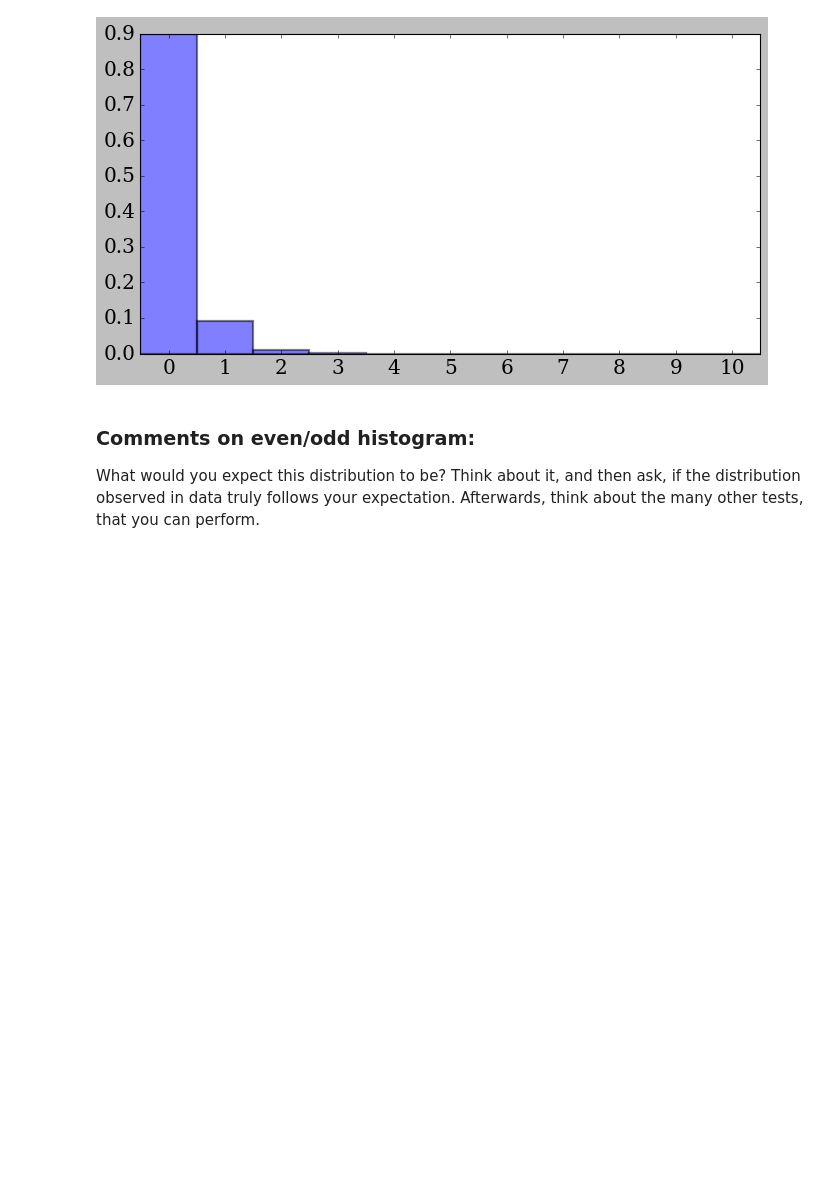
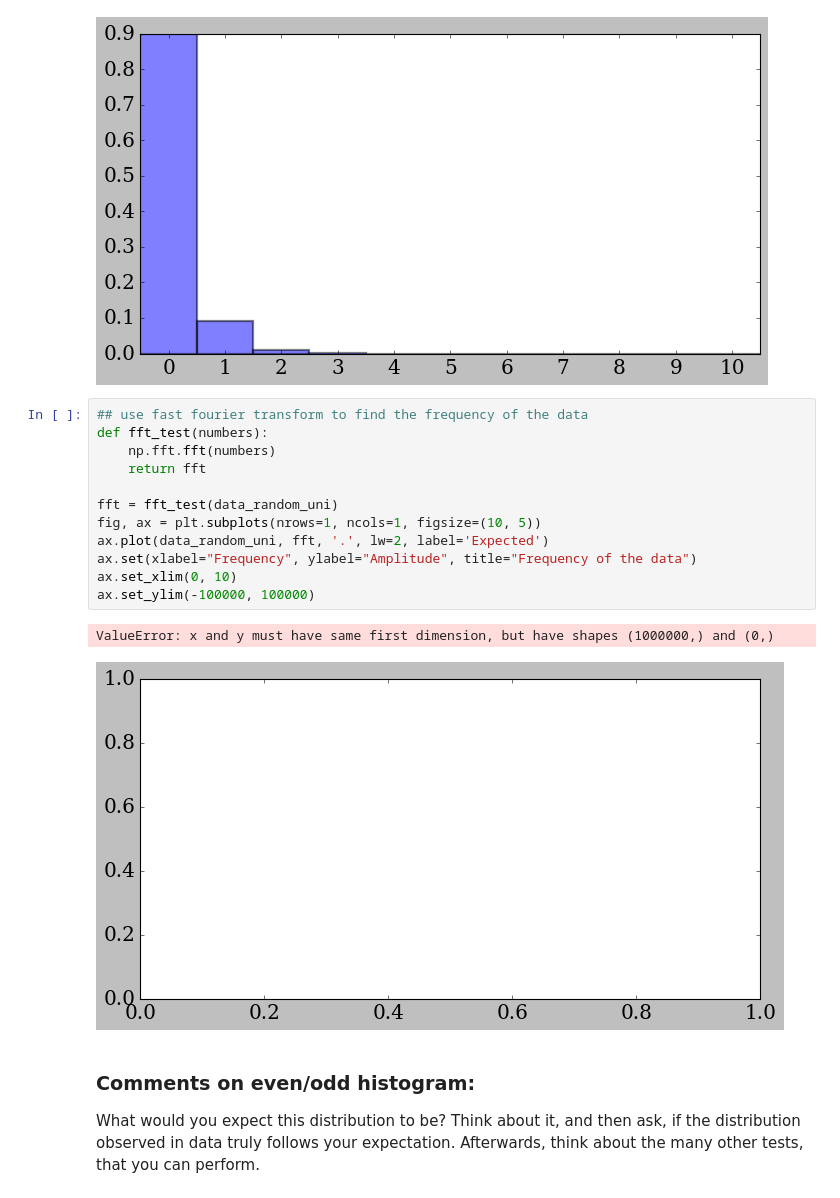
Before and after one commit to KOBJA/AppStat2022, a Jupyter notebook: Week4/RandomDigitsTest/RandomDigitsTest_my.ipynb, the cells around one changed output. Saved outputs shown, nothing was run; the diff lists cells and outputs as text; blank space fills up the shorter version.

```diff
--- a/Week4/RandomDigitsTest/RandomDigitsTest_my.ipynb
+++ b/Week4/RandomDigitsTest/RandomDigitsTest_my.ipynb
@@ -257,6 +257,21 @@ ax.set_xticklabels(np.arange(0, 11, 1));
 ax.set_xlim(-0.5, 10.5);
 # %% [output]
 [figure]
+# %%
+## use fast fourier transform to find the frequency of the data
+def fft_test(numbers):
+    np.fft.fft(numbers)
+    return fft
+
+fft = fft_test(data_random_uni)
+fig, ax = plt.subplots(nrows=1, ncols=1, figsize=(10, 5))
+ax.plot(data_random_uni, fft, '.', lw=2, label='Expected')
+ax.set(xlabel="Frequency", ylabel="Amplitude", title="Frequency of the data")
+ax.set_xlim(0, 10)
+ax.set_ylim(-100000, 100000)
+# %% [output]
+ValueError: x and y must have same first dimension, but have shapes (1000000,) and (0,)
+[figure, added]
 # %% [markdown]
 ### Comments on even/odd histogram:
 
```
Also changed, not shown: parts of 2 cells of this notebook, 8 other files.
